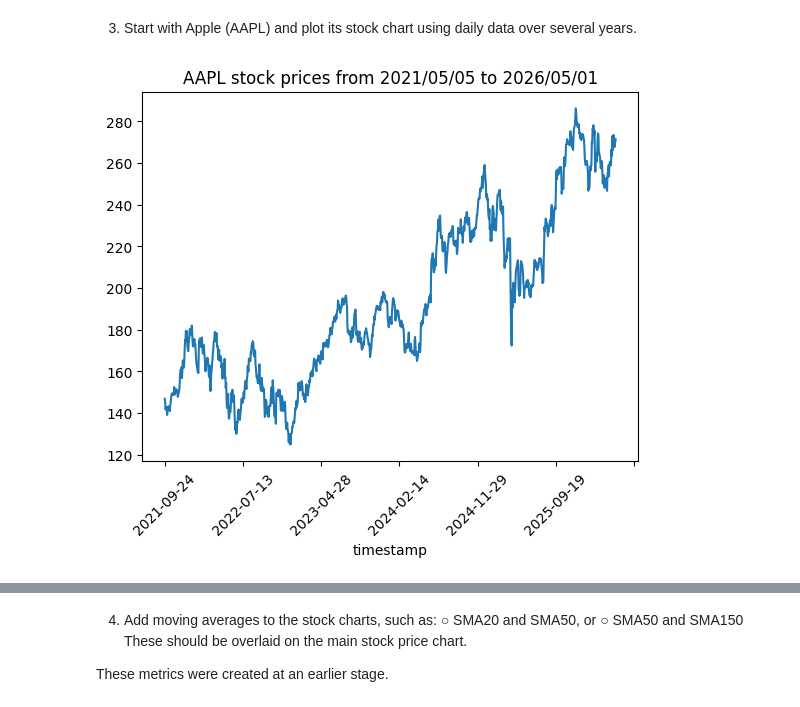
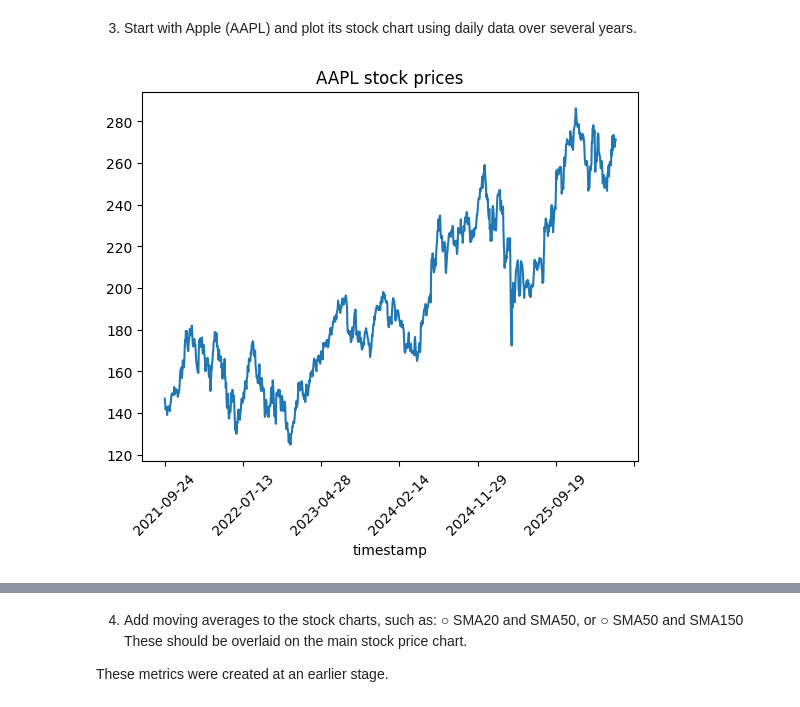
Before and after one commit to matthewcavanaugh96/megalabs, a Jupyter notebook: stock_prediction/PART1 b - EDA.ipynb, the cells around one changed output, grey strips where cells are left out. Cells and saved outputs as stored; diff of their text form; code cells hidden in the pictures.

```diff
--- a/stock_prediction/PART1 b - EDA.ipynb
+++ b/stock_prediction/PART1 b - EDA.ipynb
@@ -166,7 +166,7 @@ df_cleaned_daily['SMA100'] = df_cleaned_daily.groupby('ticker')['close'].transfo
 # %% [markdown]
 Add next day and previous day stats here.
 # %%
-df_cleaned_daily['prev_close_pct_change'] = (
+df_cleaned_daily['pct_change_from_prev'] = (
     df_cleaned_daily.groupby('ticker')['close']
     .pct_change() * 100
 )
@@ -213,3 +213,5 @@ df_cleaned_daily
 | 4985941 | 2026-04-29 | ZYME | 27.520 | 27.950 | 26.7700 | 27.83 | 8.244088e+05 | 27.7028 | 13249.0 | 27.951 | ... |
 | 4985942 | 2026-04-30 | ZYME | 27.975 | 28.185 | 27.1800 | 27.54 | 4.826677e+05 | 27.5929 | 11679.0 | 27.985 | ... |
 3235816 rows × 15 columns
+# %%
+df_daily_five_years = df_cleaned_daily.copy()
@@ -263,12 +258,12 @@ daily_googl = pd.read_csv('raw_daily_data/daily_googl.csv')
 # %%
 import matplotlib.pyplot as plt
 
-df_aapl = df_cleaned_daily[df_cleaned_daily['ticker'] == 'AAPL']
+daily_aapl_five_years = df_daily_five_years[df_daily_five_years['ticker'] == 'AAPL']
 
-df_aapl.set_index('timestamp')['close'].plot()
+daily_aapl_five_years.set_index('timestamp')['close'].plot()
 plt.xticks(rotation=45)
 # This title will have to be changed if SMA and next_close stats result in rows being dropped
-plt.title('AAPL stock prices from 2021/05/05 to 2026/05/01')
+plt.title('AAPL stock prices')
 plt.show()
 # %% [output]
-[figure, old version]
+[figure, new version]
```
Also changed, not shown: parts of 38 cells of this notebook.
